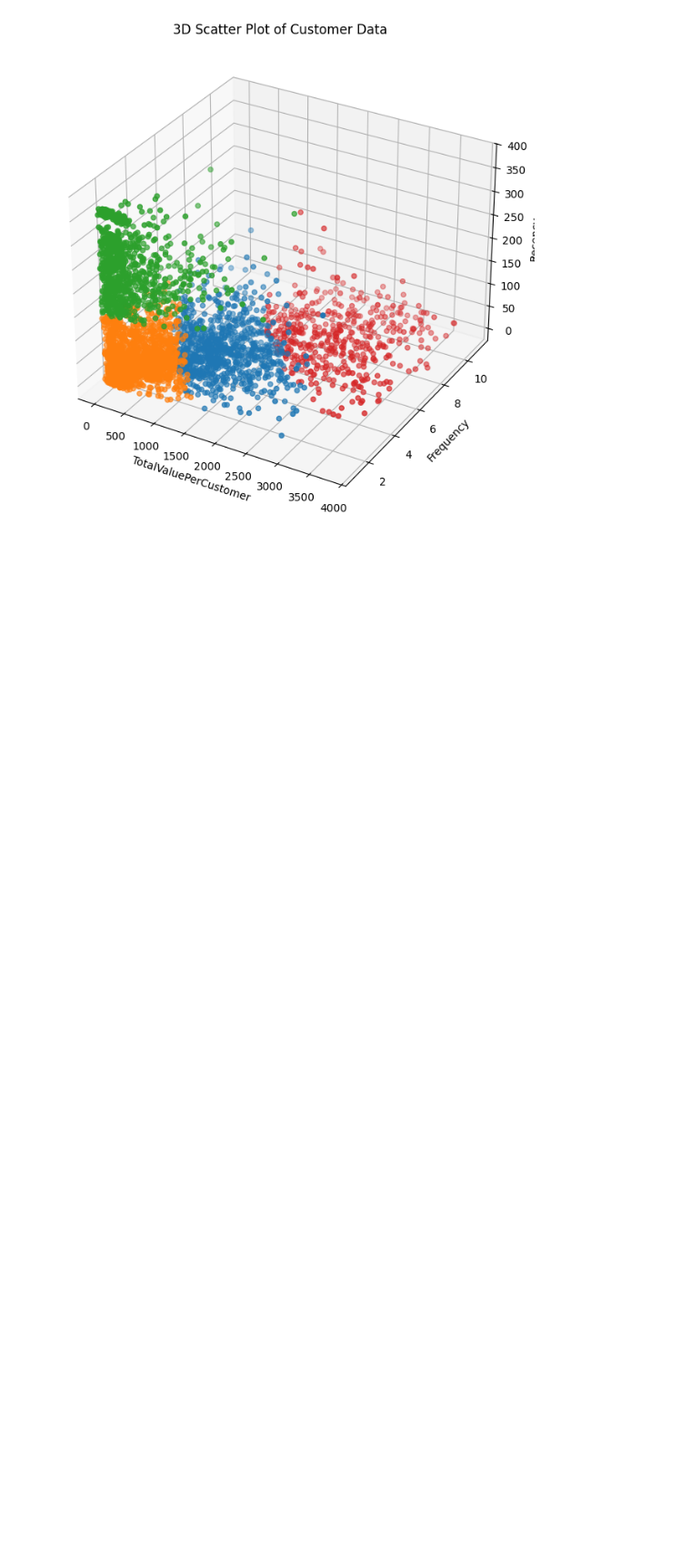
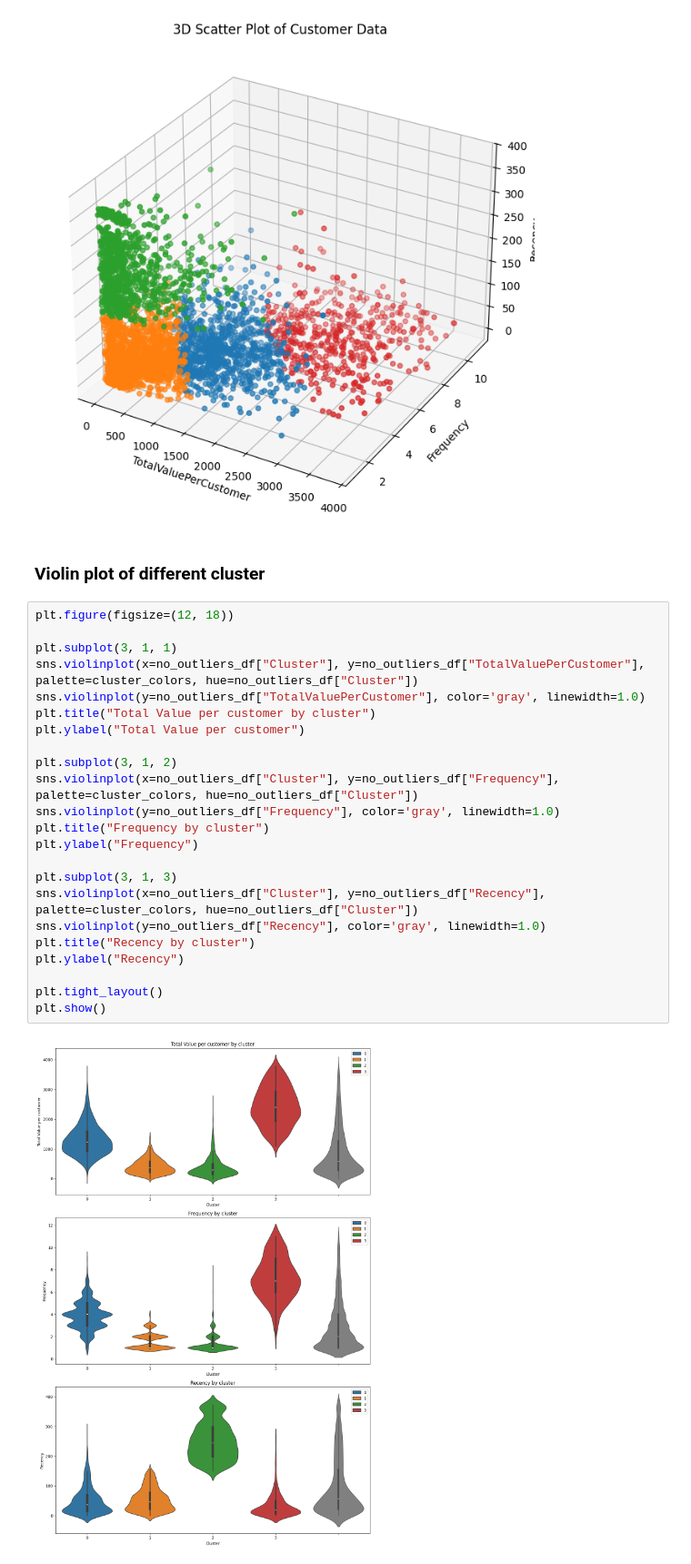
Before and after one commit to NoahSchwarzrock/online_retail_data, a Jupyter notebook: online_retail_data_clustering.ipynb, the cells around one changed output. Shown at 91% size. Drawn from its saved outputs; the diff is of its cells as text; blank space fills up the shorter version.

Commit message:
Added violin plots for the cluster of TotalValuePerCustomer, Frequency and Recency.

```diff
--- a/online_retail_data_clustering.ipynb
+++ b/online_retail_data_clustering.ipynb
@@ -1051,3 +1058,30 @@ ax.set_title('3D Scatter Plot of Customer Data')
 plt.show()
 # %% [output]
 [figure]
+# %% [markdown]
+### Violin plot of different cluster
+# %%
+plt.figure(figsize=(12, 18))
+
+plt.subplot(3, 1, 1)
+sns.violinplot(x=no_outliers_df["Cluster"], y=no_outliers_df["TotalValuePerCustomer"], palette=cluster_colors, hue=no_outliers_df["Cluster"])
+sns.violinplot(y=no_outliers_df["TotalValuePerCustomer"], color='gray', linewidth=1.0)
+plt.title("Total Value per customer by cluster")
+plt.ylabel("Total Value per customer")
+
+plt.subplot(3, 1, 2)
+sns.violinplot(x=no_outliers_df["Cluster"], y=no_outliers_df["Frequency"], palette=cluster_colors, hue=no_outliers_df["Cluster"])
+sns.violinplot(y=no_outliers_df["Frequency"], color='gray', linewidth=1.0)
+plt.title("Frequency by cluster")
+plt.ylabel("Frequency")
+
+plt.subplot(3, 1, 3)
+sns.violinplot(x=no_outliers_df["Cluster"], y=no_outliers_df["Recency"], palette=cluster_colors, hue=no_outliers_df["Cluster"])
+sns.violinplot(y=no_outliers_df["Recency"], color='gray', linewidth=1.0)
+plt.title("Recency by cluster")
+plt.ylabel("Recency")
+
+plt.tight_layout()
+plt.show()
+# %% [output]
+[figure, added]
```
Also changed, not shown: parts of 4 cells of this notebook.
